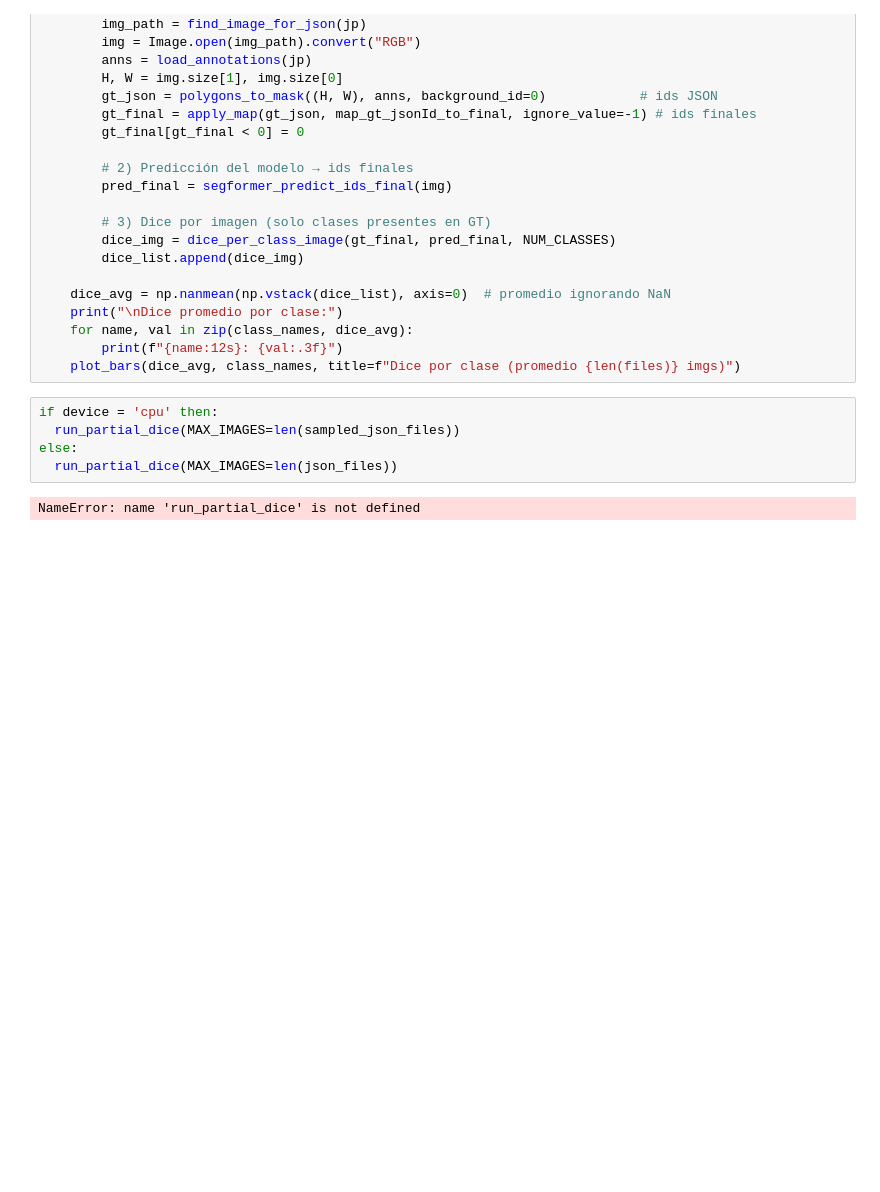
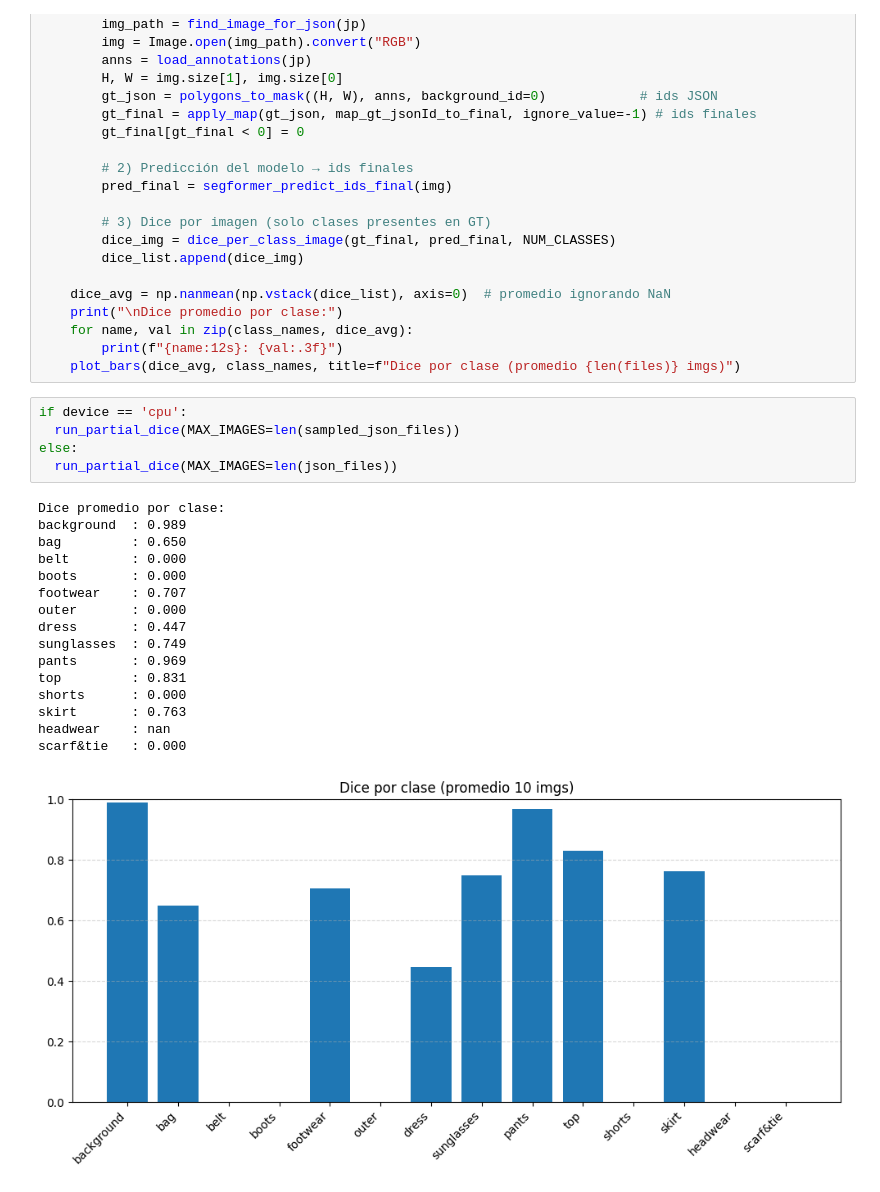
Before and after one commit to mbustamc/cc66t_laboratorios, a Jupyter notebook: tarea_03/tarea03_v03.ipynb, the cells around one changed output. Drawn from its saved outputs; the diff is of its cells as text; blank space fills up the shorter version.

```diff
--- a/tarea_03/tarea03_v03.ipynb
+++ b/tarea_03/tarea03_v03.ipynb
@@ -168,10 +168,25 @@ def run_partial_dice(MAX_IMAGES=10):
         print(f"{name:12s}: {val:.3f}")
     plot_bars(dice_avg, class_names, title=f"Dice por clase (promedio {len(files)} imgs)")
 # %%
-if device = 'cpu' then:
+if device == 'cpu':
   run_partial_dice(MAX_IMAGES=len(sampled_json_files))
 else:
   run_partial_dice(MAX_IMAGES=len(json_files))
 # %% [output]
-NameError: name 'run_partial_dice' is not defined
+Dice promedio por clase:
+background  : 0.989
+bag         : 0.650
+belt        : 0.000
+boots       : 0.000
+footwear    : 0.707
+outer       : 0.000
+dress       : 0.447
+sunglasses  : 0.749
+pants       : 0.969
+top         : 0.831
+shorts      : 0.000
+skirt       : 0.763
+headwear    : nan
+scarf&tie   : 0.000
+[figure, added]
 # %%
```
Also changed, not shown: parts of 12 cells of this notebook.
